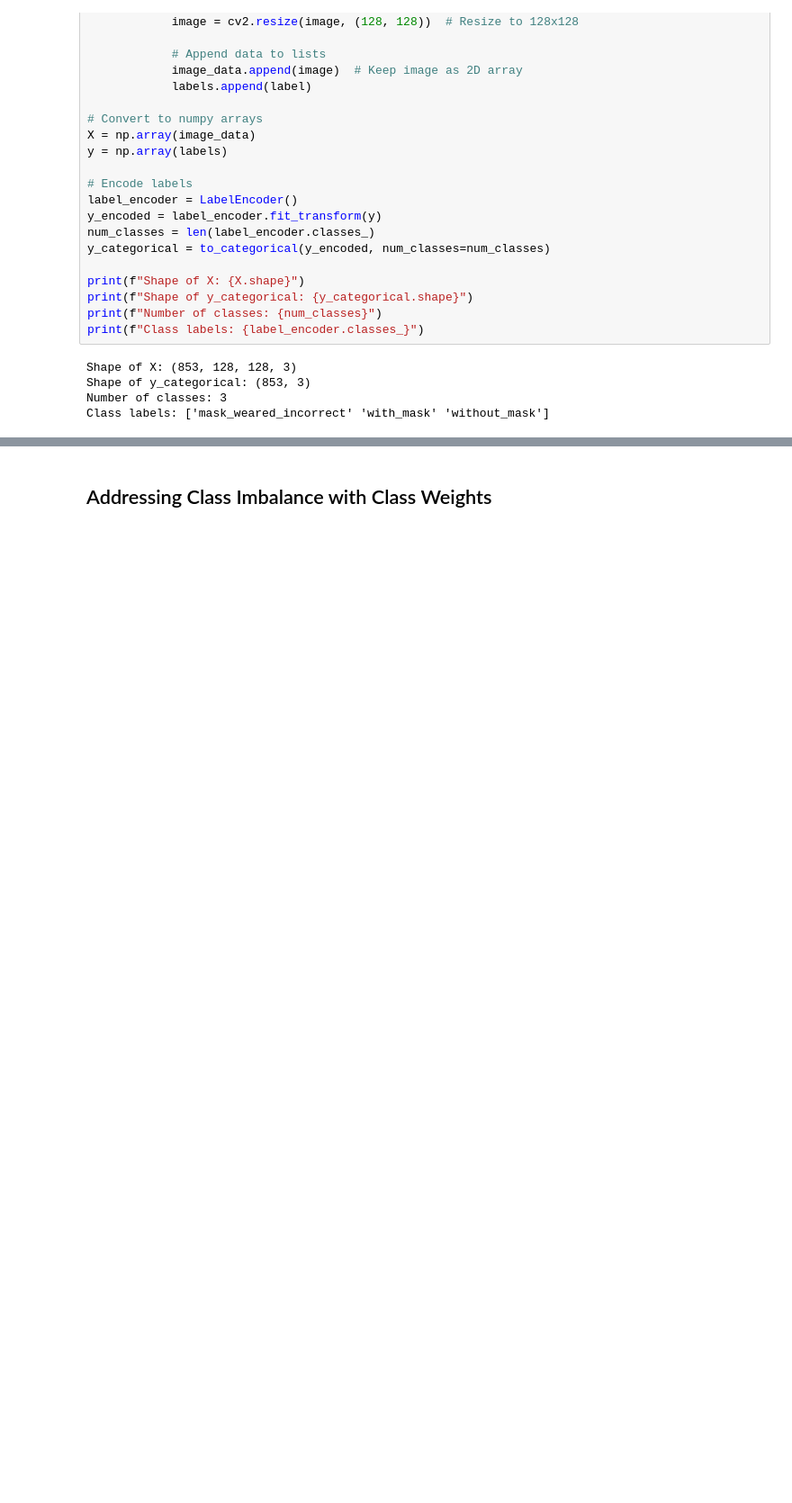
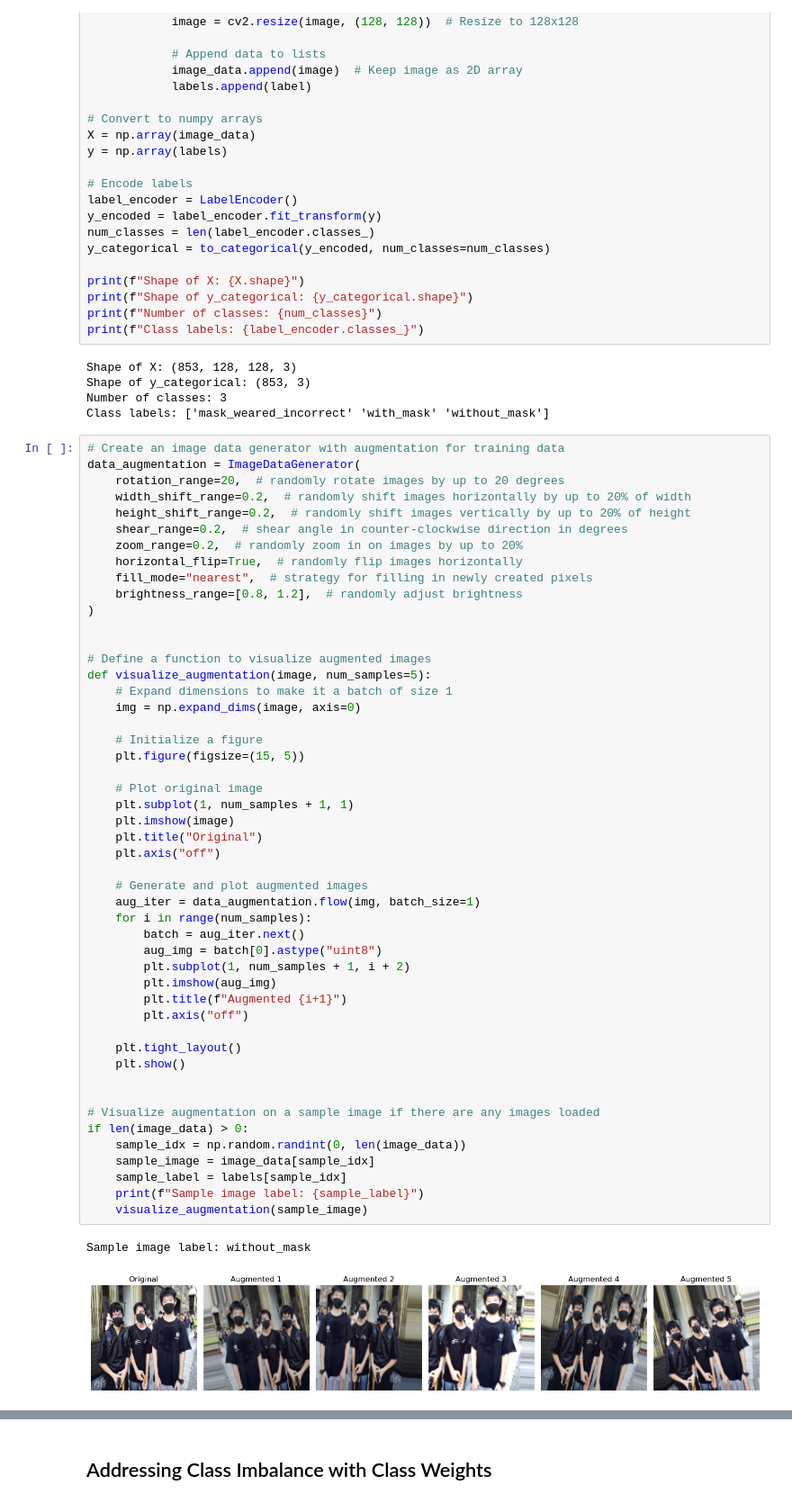
Before and after one commit to HoloDanger42/FinalProj, a Jupyter notebook: final.ipynb, the cells around one changed output, grey strips where cells are left out. Shown at 90% size. Drawn from its saved outputs; the diff is of its cells as text; blank space fills up the shorter version.

```diff
--- a/final.ipynb
+++ b/final.ipynb
@@ -85,5 +81,57 @@ Shape of X: (853, 128, 128, 3)
 Shape of y_categorical: (853, 3)
 Number of classes: 3
 Class labels: ['mask_weared_incorrect' 'with_mask' 'without_mask']
+# %%
+# Create an image data generator with augmentation for training data
+data_augmentation = ImageDataGenerator(
+    rotation_range=20,  # randomly rotate images by up to 20 degrees
+    width_shift_range=0.2,  # randomly shift images horizontally by up to 20% of width
+    height_shift_range=0.2,  # randomly shift images vertically by up to 20% of height
+    shear_range=0.2,  # shear angle in counter-clockwise direction in degrees
+    zoom_range=0.2,  # randomly zoom in on images by up to 20%
+    horizontal_flip=True,  # randomly flip images horizontally
+    fill_mode="nearest",  # strategy for filling in newly created pixels
+    brightness_range=[0.8, 1.2],  # randomly adjust brightness
+)
+
+
+# Define a function to visualize augmented images
+def visualize_augmentation(image, num_samples=5):
+    # Expand dimensions to make it a batch of size 1
+    img = np.expand_dims(image, axis=0)
+
+    # Initialize a figure
+    plt.figure(figsize=(15, 5))
+
+    # Plot original image
+    plt.subplot(1, num_samples + 1, 1)
+    plt.imshow(image)
+    plt.title("Original")
+    plt.axis("off")
+
+    # Generate and plot augmented images
+    aug_iter = data_augmentation.flow(img, batch_size=1)
+    for i in range(num_samples):
+        batch = aug_iter.next()
+        aug_img = batch[0].astype("uint8")
+        plt.subplot(1, num_samples + 1, i + 2)
+        plt.imshow(aug_img)
+        plt.title(f"Augmented {i+1}")
+        plt.axis("off")
+
+    plt.tight_layout()
+    plt.show()
+
+
+# Visualize augmentation on a sample image if there are any images loaded
+if len(image_data) > 0:
+    sample_idx = np.random.randint(0, len(image_data))
+    sample_image = image_data[sample_idx]
+    sample_label = labels[sample_idx]
+    print(f"Sample image label: {sample_label}")
+    visualize_augmentation(sample_image)
+# %% [output]
+Sample image label: without_mask
+[figure, added]
 # %% [markdown]
 ## Prepare Data for MobileNetV2
```
Also changed, not shown: parts of 14 cells of this notebook.
